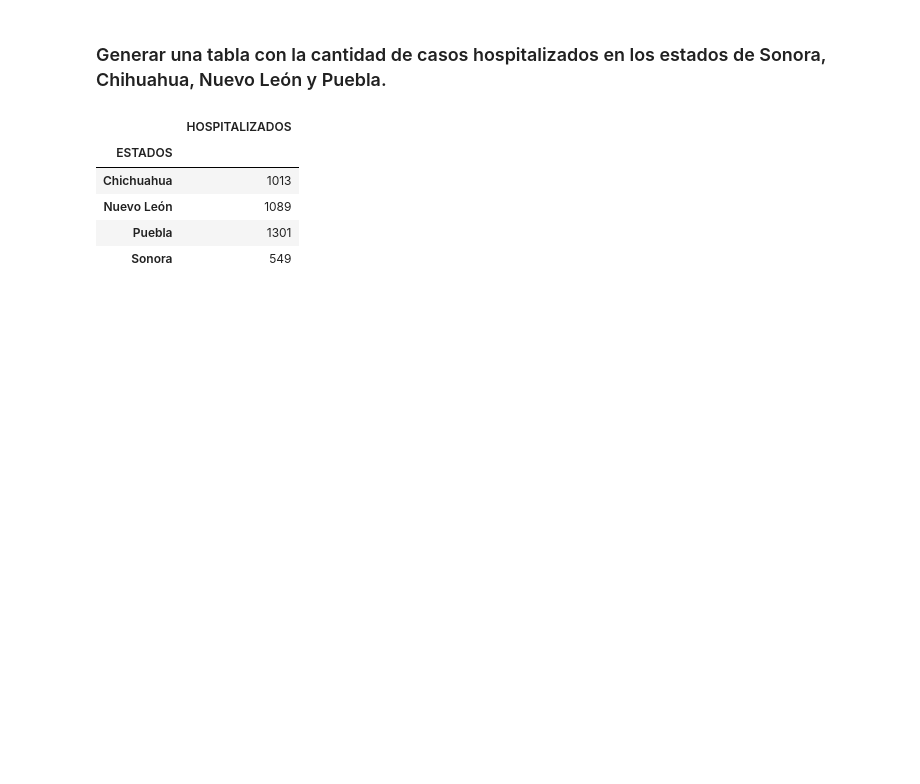
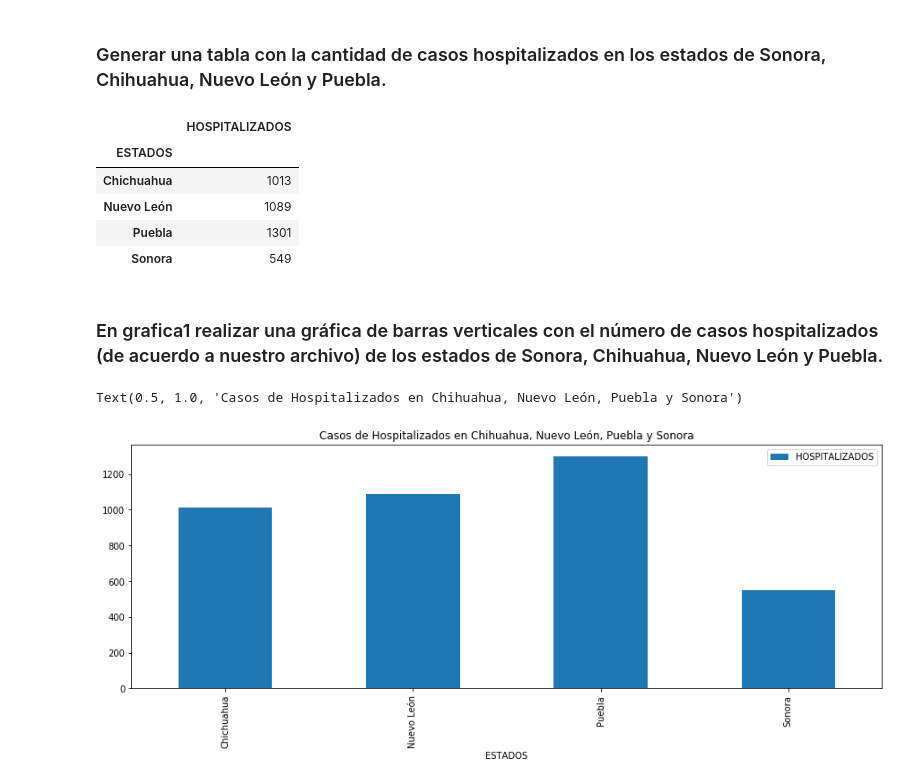
Before and after one commit to mcd-unison/examen-prog, a Jupyter notebook: Exámen Posgrado Ciencia de Datos - Programación.ipynb, the cells around one changed output. Cells and saved outputs as stored; diff of their text form; code cells hidden in the pictures; blank space fills up the shorter version.

Commit message:
generar grafica1 a partir de la tabla 2, además de exportarla en la carpeta result_data

```diff
--- a/Exámen Posgrado Ciencia de Datos - Programación.ipynb
+++ b/Exámen Posgrado Ciencia de Datos - Programación.ipynb
@@ -118,0 +119,8 @@ tabla2.to_csv('result_data/tabla2.csv', encoding='utf-8')
+# %% [markdown]
+### En grafica1 realizar una gráfica de barras verticales con el número de casos hospitalizados (de acuerdo a nuestro archivo) de los estados de Sonora, Chihuahua, Nuevo León y Puebla.
+# %%
+Grafica1 = tabla2.plot(kind="bar",figsize=(15,5)) # realizar con la informacion de tabla 2 un plot tipo barras con un tamaño de 15,5
+Grafica1.set_title("Casos de Hospitalizados en Chihuahua, Nuevo León, Puebla y Sonora") #Poner un titulo
+# %% [output]
+Text(0.5, 1.0, 'Casos de Hospitalizados en Chihuahua, Nuevo León, Puebla y Sonora')
+[figure, added]
```
Also changed, not shown: parts of 3 cells of this notebook, 1 other file.
